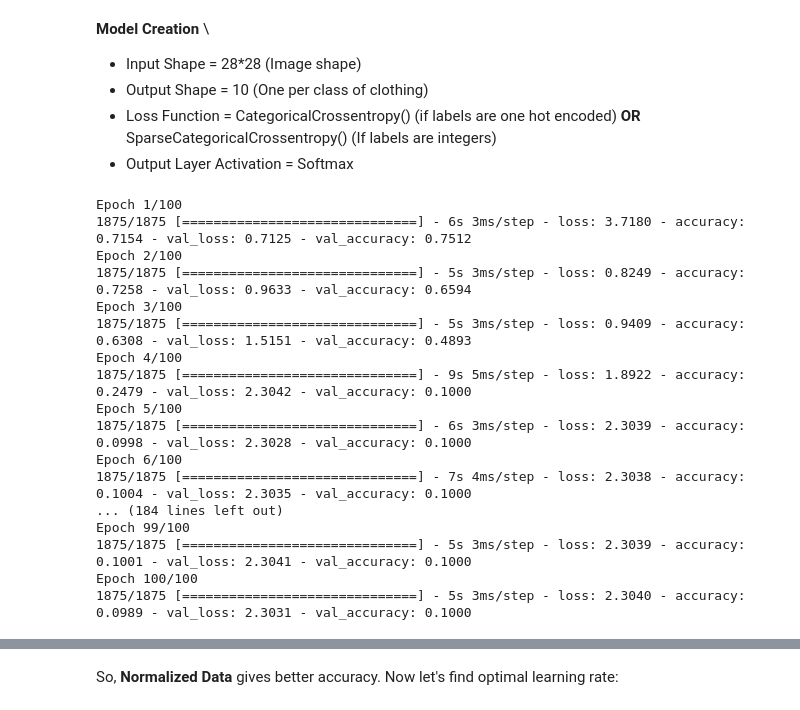
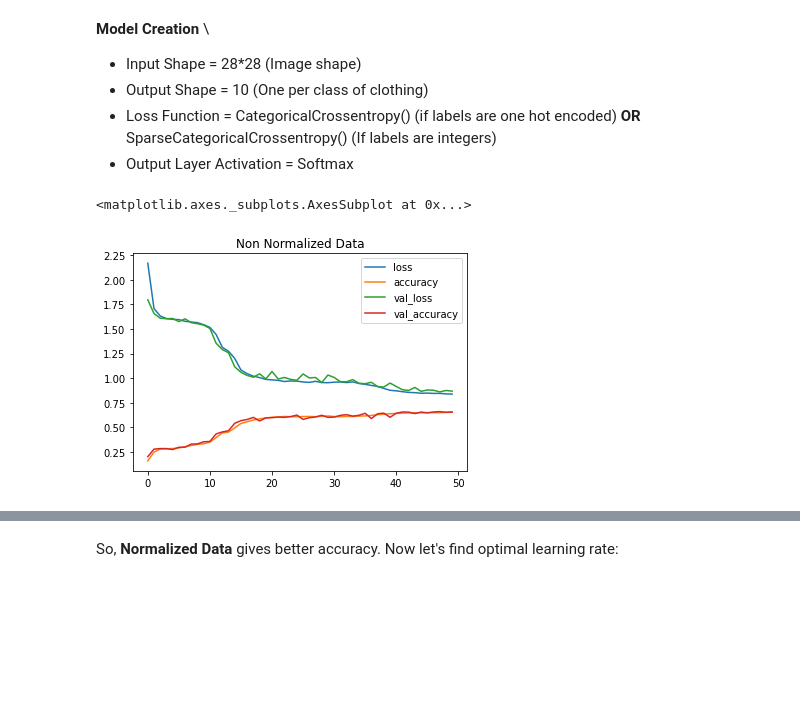
Before and after one commit to Messbah/Tensorflow_Practice, a Jupyter notebook: Classification_with_TensorFlow.ipynb, the cells around one changed output, grey strips where cells are left out. Cells and saved outputs as stored; diff of their text form; code cells hidden in the pictures; blank space fills up the shorter version.

```diff
--- a/Classification_with_TensorFlow.ipynb
+++ b/Classification_with_TensorFlow.ipynb
@@ -291,30 +279,19 @@ Text(0.5, 1.0, 'T-shirt/Top')
 tf.random.set_seed(42)
 cloth_classification_model = tf.keras.Sequential([
   tf.keras.layers.Flatten(input_shape=(28,28)),
-  tf.keras.layers.Dense(100, activation="relu"),
-  tf.keras.layers.Dense(100, activation="relu"),
+  tf.keras.layers.Dense(4, activation="relu"),
+  tf.keras.layers.Dense(4, activation="relu"),
   tf.keras.layers.Dense(10, activation="softmax")
 ])
 cloth_classification_model.compile(loss=tf.keras.losses.SparseCategoricalCrossentropy(),
-                                   optimizer=tf.keras.optimizers.Adam(learning_rate=0.01),
+                                   optimizer=tf.keras.optimizers.Adam(learning_rate=0.001),
                                    metrics=["accuracy"])
-model_history = cloth_classification_model.fit(train_data,train_labels,epochs=100,verbose = 0, validation_data=(test_data,test_labels))
+model_history = cloth_classification_model.fit(train_data,train_labels,epochs=50,verbose = 1, validation_data=(test_data,test_labels))
-# %% [output]
-Epoch 1/100
-1875/1875 [==============================] - 6s 3ms/step - loss: 3.7180 - accuracy: 0.7154 - val_loss: 0.7125 - val_accuracy: 0.7512
-Epoch 2/100
-1875/1875 [==============================] - 5s 3ms/step - loss: 0.8249 - accuracy: 0.7258 - val_loss: 0.9633 - val_accuracy: 0.6594
-Epoch 3/100
-1875/1875 [==============================] - 5s 3ms/step - loss: 0.9409 - accuracy: 0.6308 - val_loss: 1.5151 - val_accuracy: 0.4893
-Epoch 4/100
-1875/1875 [==============================] - 9s 5ms/step - loss: 1.8922 - accuracy: 0.2479 - val_loss: 2.3042 - val_accuracy: 0.1000
-Epoch 5/100
-1875/1875 [==============================] - 6s 3ms/step - loss: 2.3039 - accuracy: 0.0998 - val_loss: 2.3028 - val_accuracy: 0.1000
-Epoch 6/100
-1875/1875 [==============================] - 7s 4ms/step - loss: 2.3038 - accuracy: 0.1004 - val_loss: 2.3035 - val_accuracy: 0.1000
-... (184 lines left out)
-Epoch 99/100
-1875/1875 [==============================] - 5s 3ms/step - loss: 2.3039 - accuracy: 0.1001 - val_loss: 2.3041 - val_accuracy: 0.1000
-Epoch 100/100
-1875/1875 [==============================] - 5s 3ms/step - loss: 2.3040 - accuracy: 0.0989 - val_loss: 2.3031 - val_accuracy: 0.1000
+# %%
+import pandas as pd
+
+pd.DataFrame(model_history.history).plot(title="Non Normalized Data")
+# %% [output]
+<matplotlib.axes._subplots.AxesSubplot at 0x...>
+[figure, added]
 # %%
```
Also changed, not shown: parts of 16 cells of this notebook.
